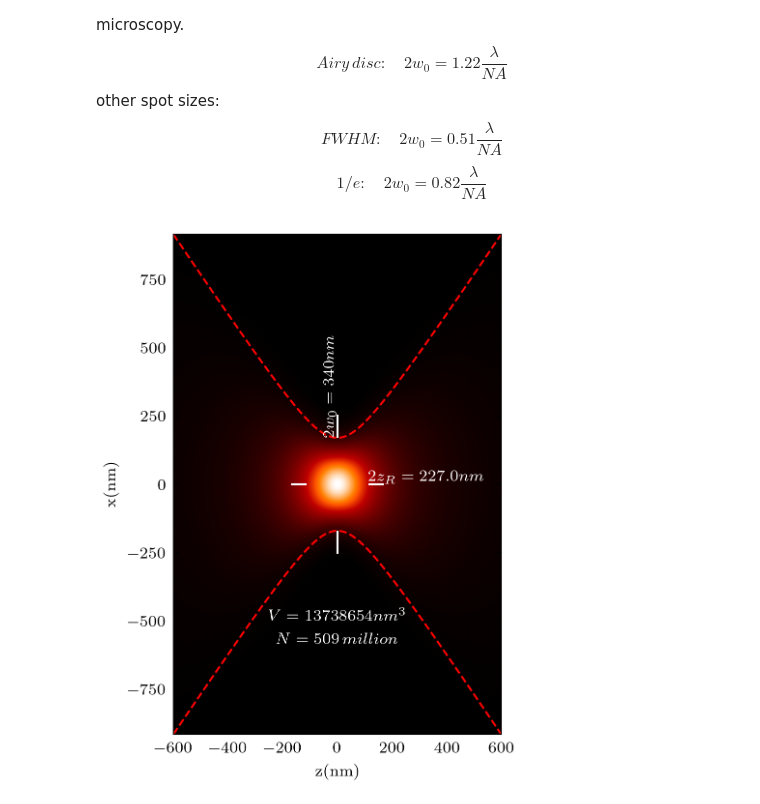
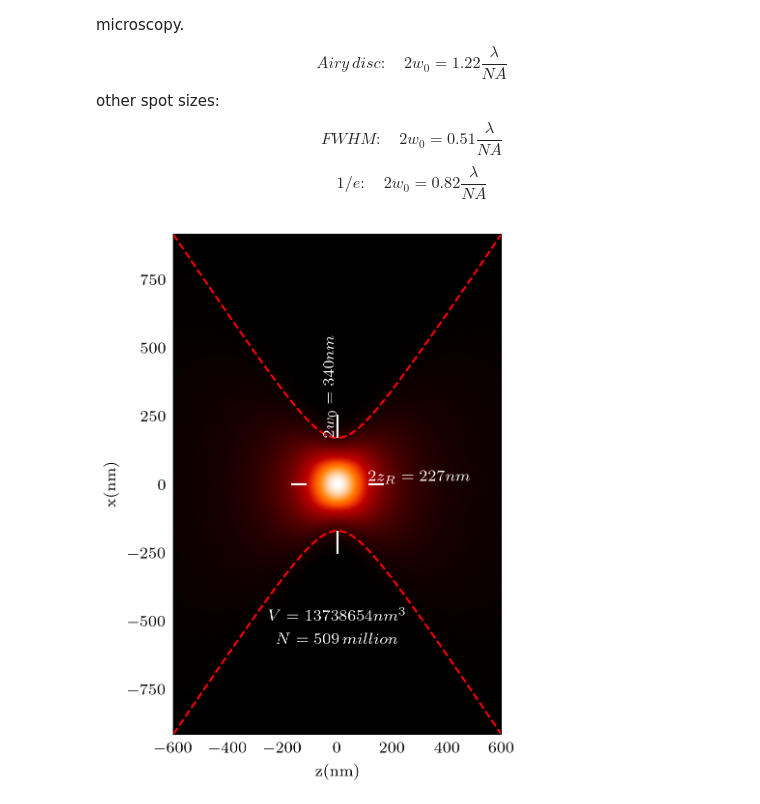
Before and after one commit to DinushaMS/Python-Physics, a Jupyter notebook: Optics/Focused Laser/focused_laser_theory.ipynb, the cells around one changed output. Drawn from its saved outputs; the diff is of its cells as text; code cells hidden in the pictures.

```diff
--- a/Optics/Focused Laser/focused_laser_theory.ipynb
+++ b/Optics/Focused Laser/focused_laser_theory.ipynb
@@ -23,7 +23,7 @@ plt.style.use(['science'])
 z = np.linspace(-6e2,6e2,1000)
 NA = 1.2
 wl = 800
-w0 = 0.51*(wl/NA)/2
+w0 = 0.51*(wl/NA)/2 # FWHM method
 zR = np.pi*w0**2/wl
 wz = w0*np.sqrt(1+(z/zR)**2)
 x = np.linspace(np.min(-wz),np.max(wz),1000)
@@ -39,32 +39,32 @@ y_position = 0.0  # Position along the propagation axis (e.g., at the beam waist
 intensity_profile = gaussian_intensity(X, y_position, Z, w0, zR)
 #['binary', 'gist_yarg', 'gist_gray', 'gray', 'bone','pink', 'spring', 'summer', 'autumn', 'winter', 'cool','Wistia', 'hot', 'afmhot', 'gist_heat', 'copper'])
 plt.imshow(intensity_profile, extent=[z.min(), z.max(), x.min(), x.max()],cmap='gist_heat', origin='lower', aspect='equal')
 
 #beam waist
 plt.arrow(0,1.5*w0,0,-0.5*w0+0.00001,head_width=0.002, head_length=0.00001, fc='white', ec='white',width=0.0001)
 plt.arrow(0,-1.5*w0,0,0.5*w0-0.00001,head_width=0.002, head_length=0.00001, fc='white', ec='white',width=0.0001)
 plt.text(0, w0, f'$2w_0={2*w0:.0f}nm$',color='white',va='bottom',ha='right',rotation=90)
 #Raighly range
 plt.arrow(1.5*zR,0,-0.5*zR+0.002,0,head_width=0.00001, head_length=0.002, fc='white', ec='white',width=0.000001)
 plt.arrow(-1.5*zR,0,0.5*zR-0.002,0,head_width=0.00001, head_length=0.002, fc='white', ec='white',width=0.000001)
-plt.text(zR,0, f'$2z_R={2*zR:.1f}nm$',color='white',va='bottom',ha='left',rotation=0)
+plt.text(zR,0, f'$2z_R={2*zR:.0f}nm$',color='white',va='bottom',ha='left',rotation=0)
 
 #volume
 vol = (4/3)*np.pi*zR*w0*w0
 plt.text(0,-3*w0, f'$V={vol:.0f}nm^3$',color='white',va='bottom',ha='center',rotation=0)
 
 #No.of attoms
 a = 3e-10
 lat_vol = a**3
 N_b = vol*1e-27/lat_vol/1e6
 plt.text(0,-3.5*w0, f'$N={N_b:.0f}\\,million$',color='white',va='bottom',ha='center',rotation=0)
 
 plt.plot(z,wz,'--r')
 plt.plot(z,-wz,'--r')
 plt.xlabel('z(nm)')
 plt.ylabel('x(nm)')
 plt.tight_layout()
 plt.show()
 #plt.gca().set_aspect('equal')
 # %% [output]
-[figure, old version]
+[figure, new version]
```
Also changed, not shown: 1 other file.
